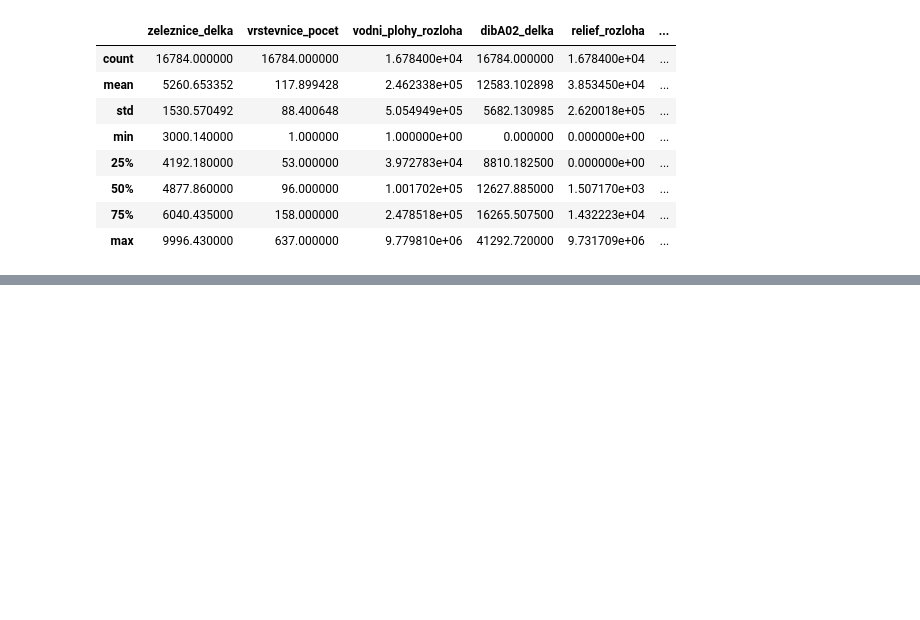
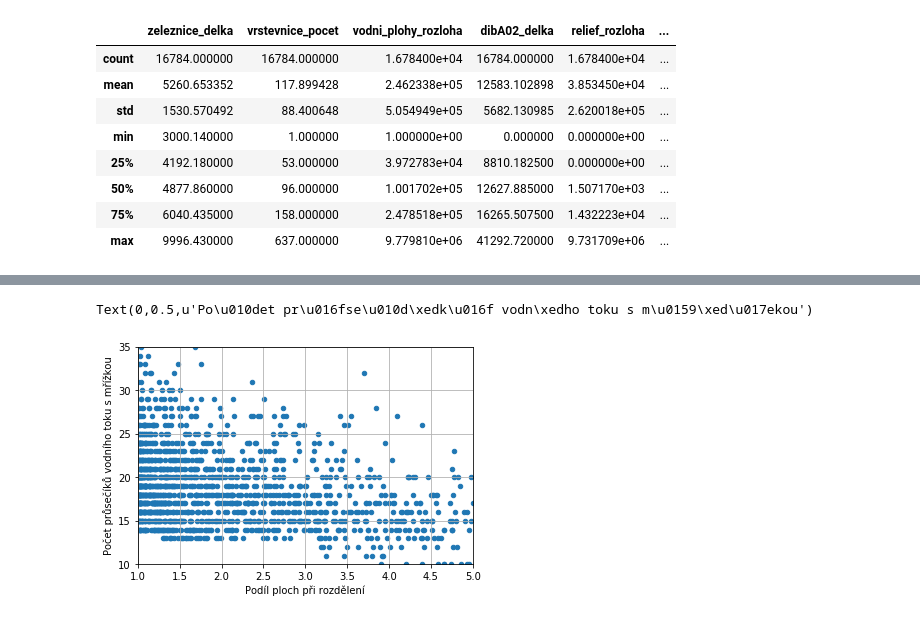
Before and after one commit to fenclova/jupyter-diplomka, a Jupyter notebook: 0_predvyber_analyza_BIG.ipynb, the cells around one changed output, grey strips where cells are left out. Saved outputs shown, nothing was run; the diff lists cells and outputs as text; code cells hidden in the pictures; blank space fills up the shorter version.

```diff
--- a/0_predvyber_analyza_BIG.ipynb
+++ b/0_predvyber_analyza_BIG.ipynb
@@ -247,0 +473,16 @@ dx.set_ylabel(r'Počet variant')
+# %%
+# závislost podílu ploch na poštu průsečíků s mřížkou
+a = df3[(df3.nejlepsi_podil_ploch <= 5)]
+ax= a.plot(x='nejlepsi_podil_ploch', y='pocet_pruseciku',
+                                                                kind='scatter',
+                                                                ylim={10, 35}, xlim={1,5},
+                                                                grid=True)
+
+ax.set_xlabel('Podíl ploch při rozdělení')
+ax.set_ylabel('Počet průsečíků vodního toku s mřížkou')
+
+# >> podíl ploch je důležitý, protože vybere hlavní tok v území
+# ale náročnost záleží na počtu průsečíků
+# %% [output]
+Text(0,0.5,u'Po\u010det pr\u016fse\u010d\xedk\u016f vodn\xedho toku s m\u0159\xed\u017ekou')
+[figure, added]
```
Also changed, not shown: parts of 46 cells of this notebook, 7 other files.
